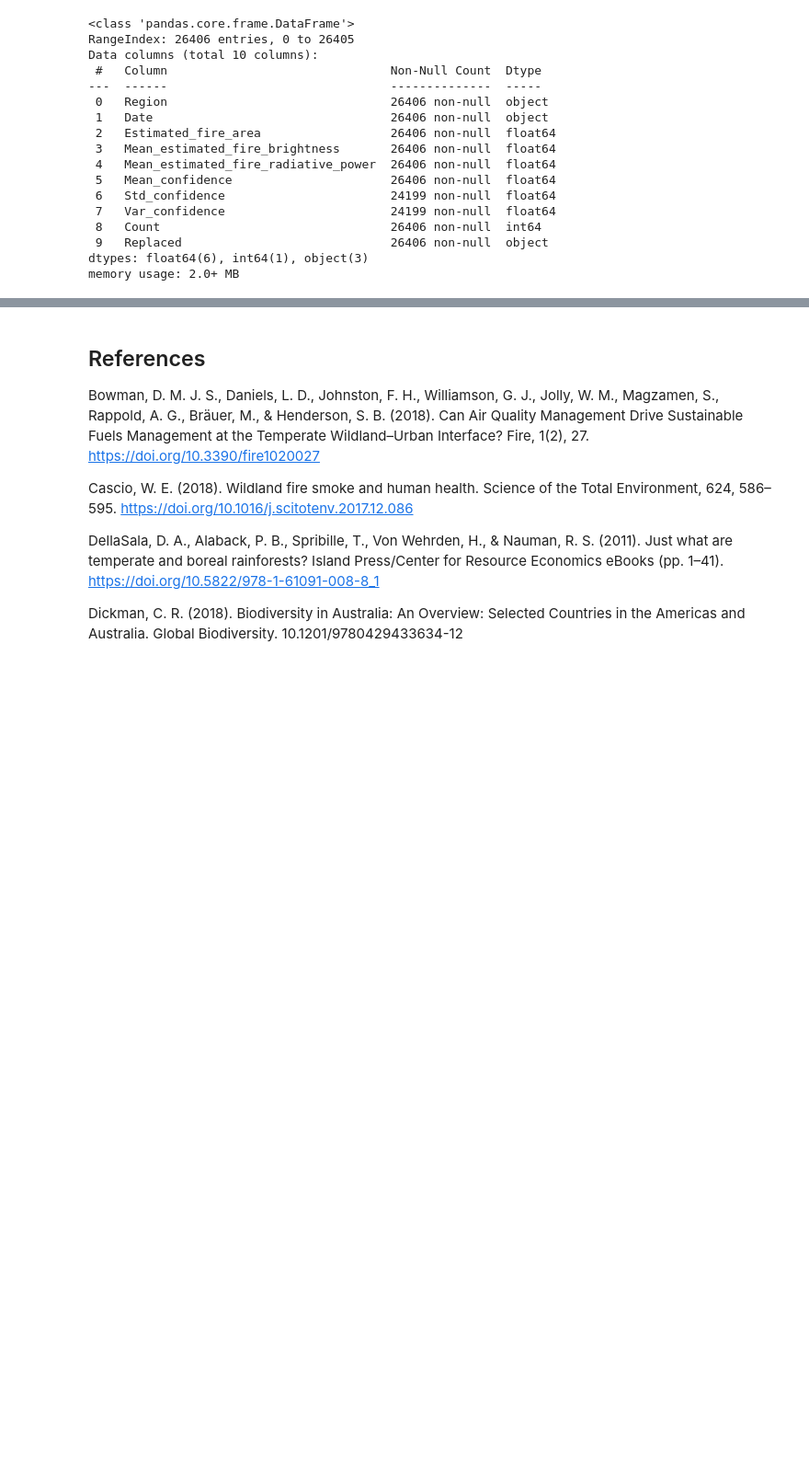
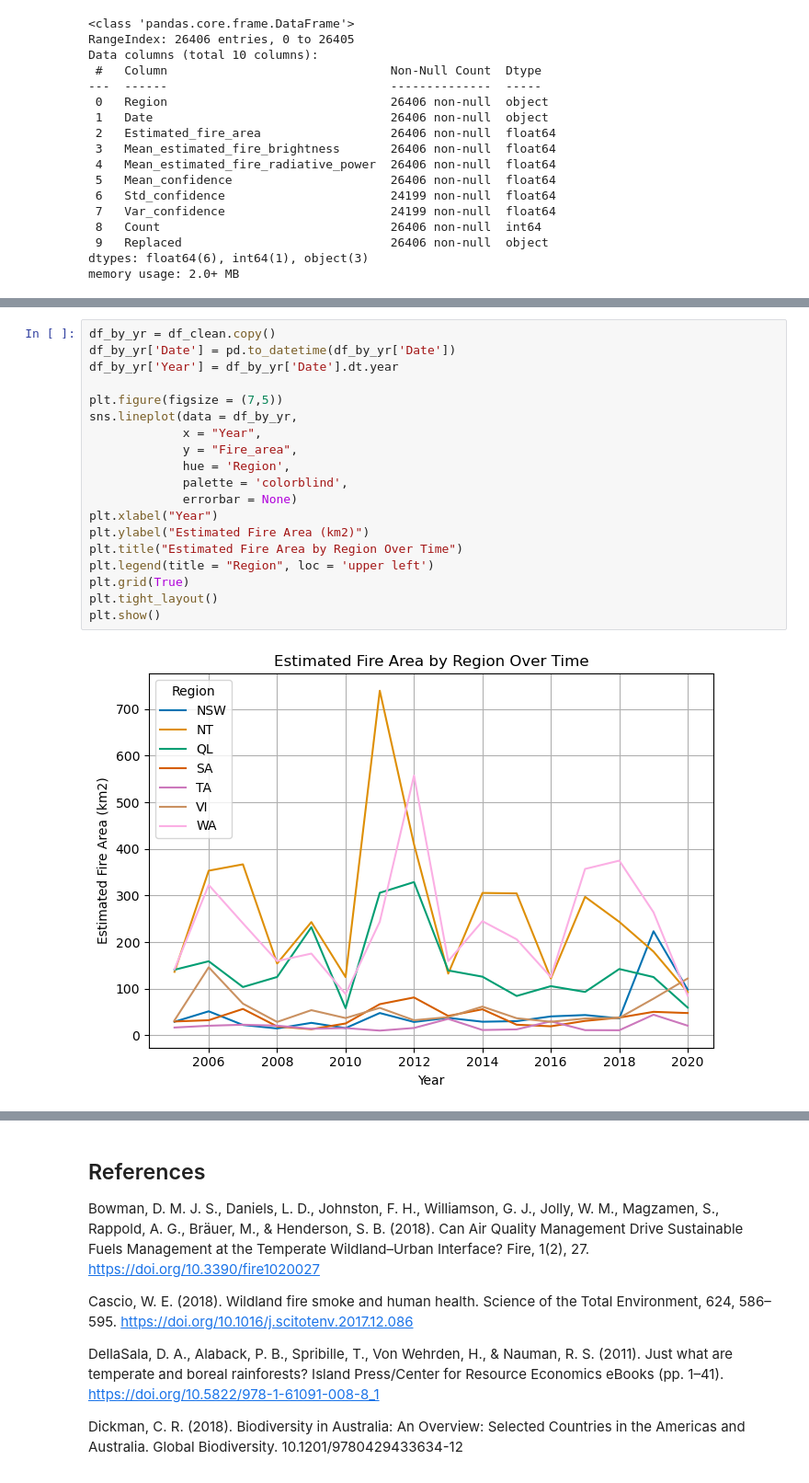
Before and after one commit to DSCI-310-2024/dsci310-group-wildfire-predictor, a Jupyter notebook: src/wildfire-prediction.ipynb, the cells around one changed output, grey strips where cells are left out. Shown at 92% size. Drawn from its saved outputs; the diff is of its cells as text; blank space fills up the shorter version.

```diff
--- a/src/wildfire-prediction.ipynb
+++ b/src/wildfire-prediction.ipynb
@@ -234,3 +263,24 @@ plt.show()
+# %%
+df_by_yr = df_clean.copy()
+df_by_yr['Date'] = pd.to_datetime(df_by_yr['Date'])
+df_by_yr['Year'] = df_by_yr['Date'].dt.year
+
+plt.figure(figsize = (7,5))
+sns.lineplot(data = df_by_yr,
+             x = "Year",
+             y = "Fire_area",
+             hue = 'Region',
+             palette = 'colorblind',
+             errorbar = None)
+plt.xlabel("Year")
+plt.ylabel("Estimated Fire Area (km2)")
+plt.title("Estimated Fire Area by Region Over Time")
+plt.legend(title = "Region", loc = 'upper left')
+plt.grid(True)
+plt.tight_layout()
+plt.show()
+# %% [output]
+[figure, added]
 # %%
 np.random.seed(238)
 # Correlation analysis to help with feature selection
```
Also changed, not shown: parts of 18 cells of this notebook.
